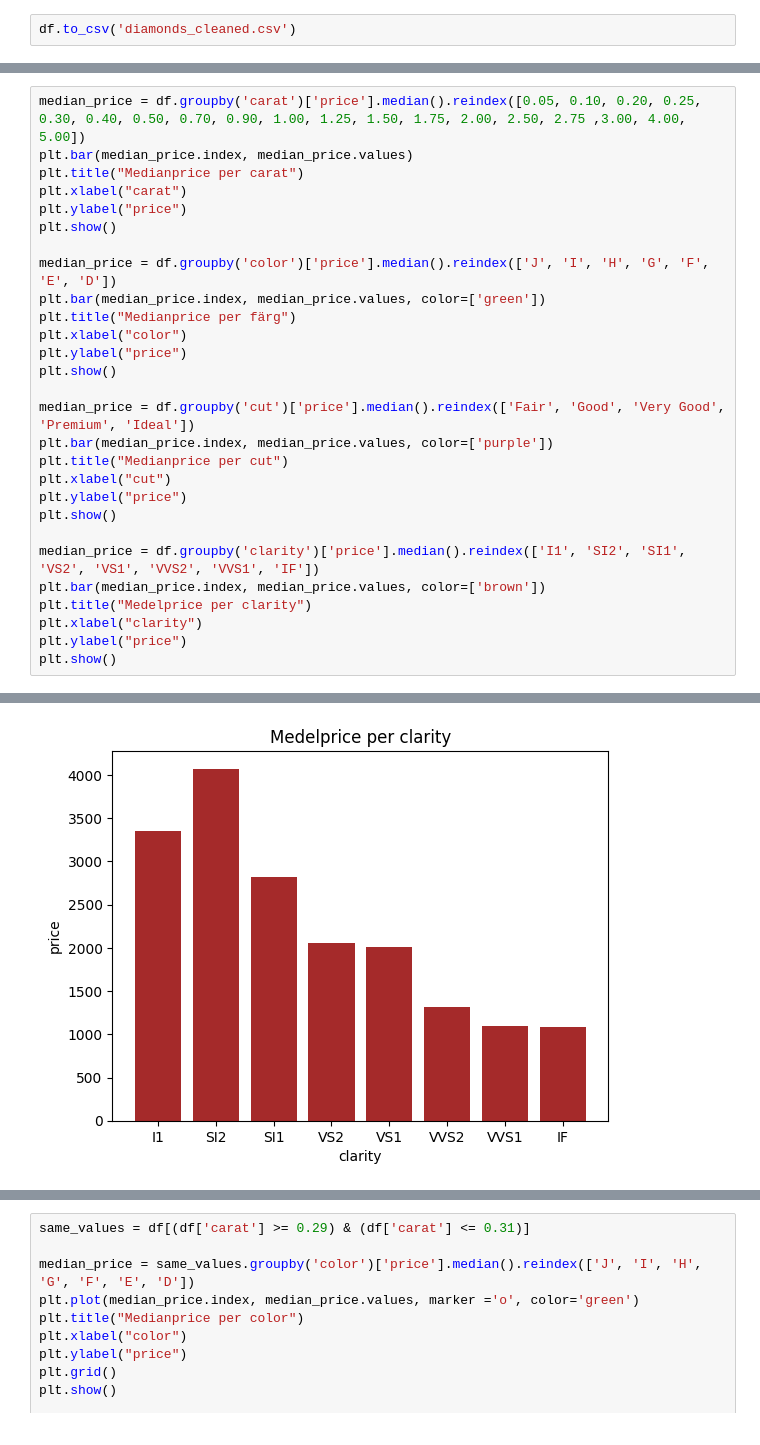
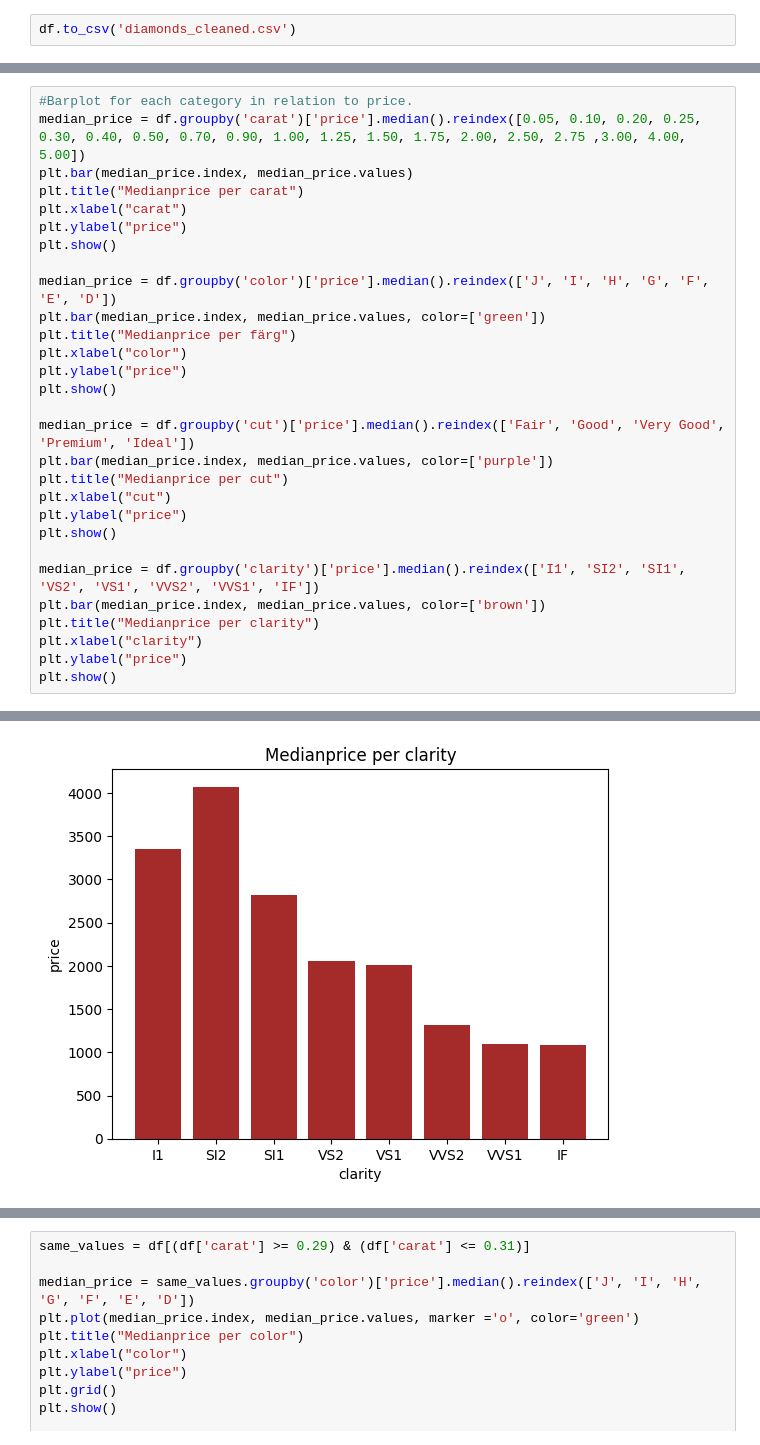
Before and after one commit to Genc98/Kunskapskontroll-Genc-Gashi, a Jupyter notebook: del_2.ipynb, the cells around one changed output, grey strips where cells are left out. Drawn from its saved outputs; the diff is of its cells as text.

```diff
--- a/del_2.ipynb
+++ b/del_2.ipynb
@@ -302,35 +299,36 @@ Enligt diagrammen var det endast karat som visade ett tydligt mönster diagramme
 
 Detta tyder på karaten har en starkare påverkan på priset än de andra  kategoriska faktorerna.
 # %%
+#Barplot for each category in relation to price.
 median_price = df.groupby('carat')['price'].median().reindex([0.05, 0.10, 0.20, 0.25, 0.30, 0.40, 0.50, 0.70, 0.90, 1.00, 1.25, 1.50, 1.75, 2.00, 2.50, 2.75 ,3.00, 4.00, 5.00])
 plt.bar(median_price.index, median_price.values)
 plt.title("Medianprice per carat")
 plt.xlabel("carat")
 plt.ylabel("price")
 plt.show()
 
 median_price = df.groupby('color')['price'].median().reindex(['J', 'I', 'H', 'G', 'F', 'E', 'D'])
 plt.bar(median_price.index, median_price.values, color=['green'])
 plt.title("Medianprice per färg")
 plt.xlabel("color")
 plt.ylabel("price")
 plt.show()
 
 median_price = df.groupby('cut')['price'].median().reindex(['Fair', 'Good', 'Very Good', 'Premium', 'Ideal'])
 plt.bar(median_price.index, median_price.values, color=['purple'])
 plt.title("Medianprice per cut")
 plt.xlabel("cut")
 plt.ylabel("price")
 plt.show()
 
 median_price = df.groupby('clarity')['price'].median().reindex(['I1', 'SI2', 'SI1', 'VS2', 'VS1', 'VVS2', 'VVS1', 'IF'])
 plt.bar(median_price.index, median_price.values, color=['brown'])
-plt.title("Medelprice per clarity")
+plt.title("Medianprice per clarity")
 plt.xlabel("clarity")
 plt.ylabel("price")
 plt.show()
 # %% [output]
 [figure]
 [figure]
 [figure]
-[figure, old version]
+[figure, new version]
```
Also changed, not shown: parts of 24 cells of this notebook, 1 other file.
